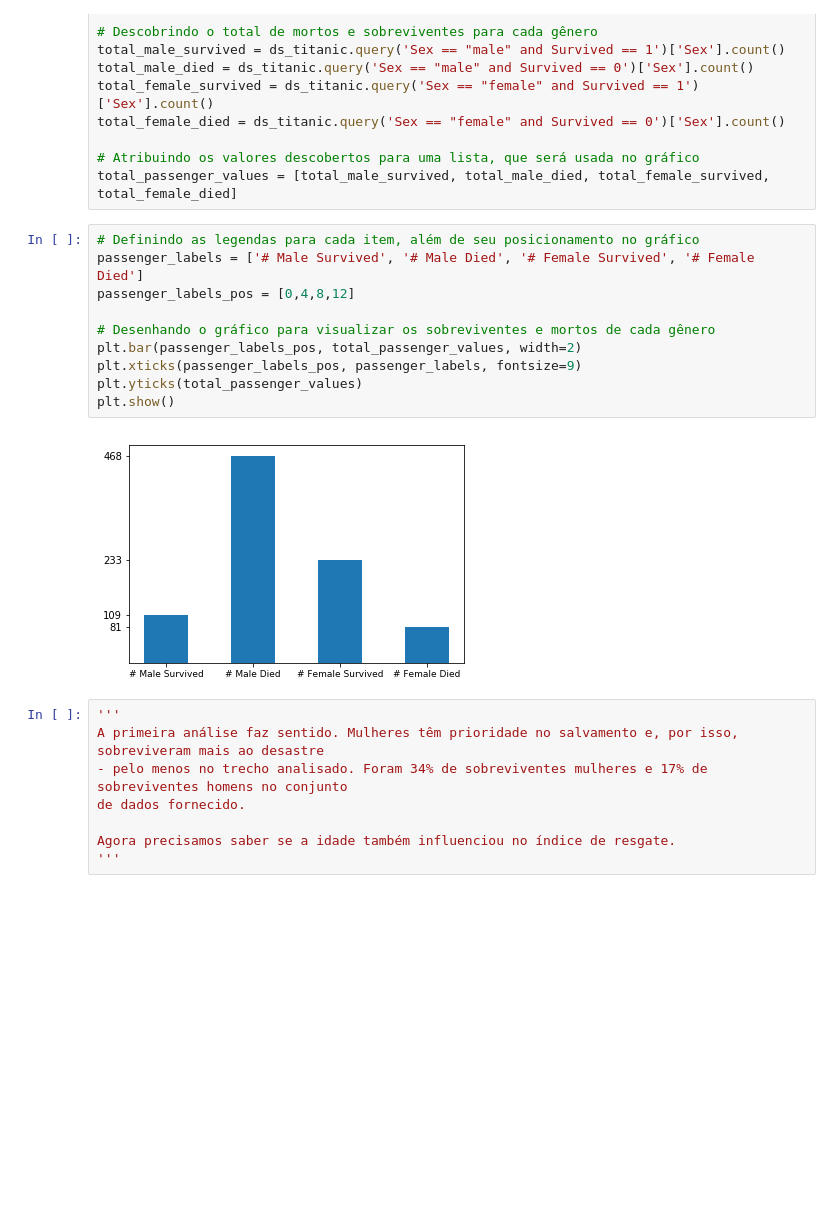
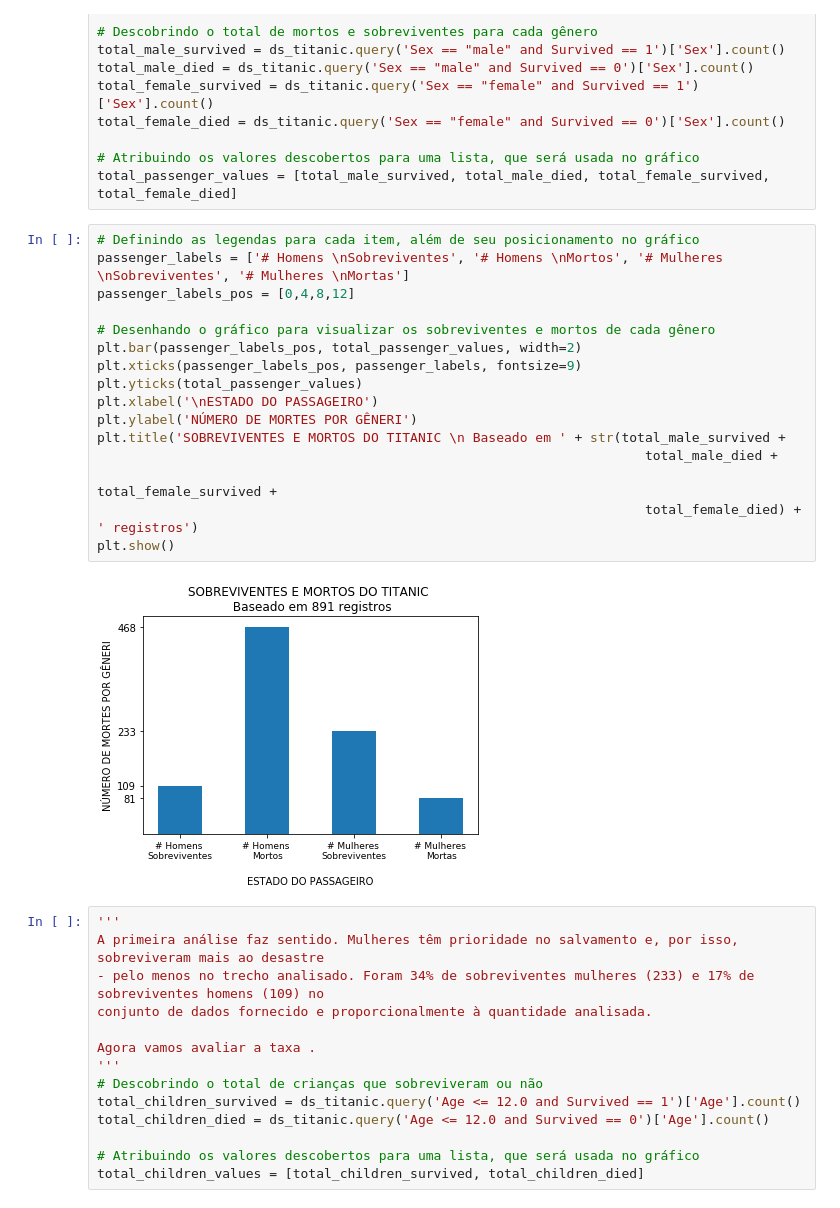
Before and after one commit to Anderson-hrz/ds1-udacity-projeto-02, a Jupyter notebook: projeto-02-analise-titanic.ipynb, the cells around one changed output. Drawn from its saved outputs; the diff is of its cells as text; blank space fills up the shorter version.

```diff
--- a/projeto-02-analise-titanic.ipynb
+++ b/projeto-02-analise-titanic.ipynb
@@ -138,21 +138,33 @@ total_female_died = ds_titanic.query('Sex == "female" and Survived == 0')['Sex']
 total_passenger_values = [total_male_survived, total_male_died, total_female_survived, total_female_died]
 # %%
 # Definindo as legendas para cada item, além de seu posicionamento no gráfico
-passenger_labels = ['# Male Survived', '# Male Died', '# Female Survived', '# Female Died']
+passenger_labels = ['# Homens \nSobreviventes', '# Homens \nMortos', '# Mulheres \nSobreviventes', '# Mulheres \nMortas']
 passenger_labels_pos = [0,4,8,12]
 
 # Desenhando o gráfico para visualizar os sobreviventes e mortos de cada gênero
 plt.bar(passenger_labels_pos, total_passenger_values, width=2)
 plt.xticks(passenger_labels_pos, passenger_labels, fontsize=9)
 plt.yticks(total_passenger_values)
+plt.xlabel('\nESTADO DO PASSAGEIRO')
+plt.ylabel('NÚMERO DE MORTES POR GÊNERI')
+plt.title('SOBREVIVENTES E MORTOS DO TITANIC \n Baseado em ' + str(total_male_survived +
+                                                                      total_male_died +
+                                                                      total_female_survived +
+                                                                      total_female_died) + ' registros')
 plt.show()
 # %% [output]
-[figure, old version]
+[figure, new version]
 # %%
 '''
 A primeira análise faz sentido. Mulheres têm prioridade no salvamento e, por isso, sobreviveram mais ao desastre
-- pelo menos no trecho analisado. Foram 34% de sobreviventes mulheres e 17% de sobreviventes homens no conjunto
-de dados fornecido.
+- pelo menos no trecho analisado. Foram 34% de sobreviventes mulheres (233) e 17% de sobreviventes homens (109) no
+conjunto de dados fornecido e proporcionalmente à quantidade analisada.
 
-Agora precisamos saber se a idade também influenciou no índice de resgate.
+Agora vamos avaliar a taxa .
 '''
+# Descobrindo o total de crianças que sobreviveram ou não
+total_children_survived = ds_titanic.query('Age <= 12.0 and Survived == 1')['Age'].count()
+total_children_died = ds_titanic.query('Age <= 12.0 and Survived == 0')['Age'].count()
+
+# Atribuindo os valores descobertos para uma lista, que será usada no gráfico
+total_children_values = [total_children_survived, total_children_died]
```
Also changed, not shown: parts of 5 cells of this notebook.
